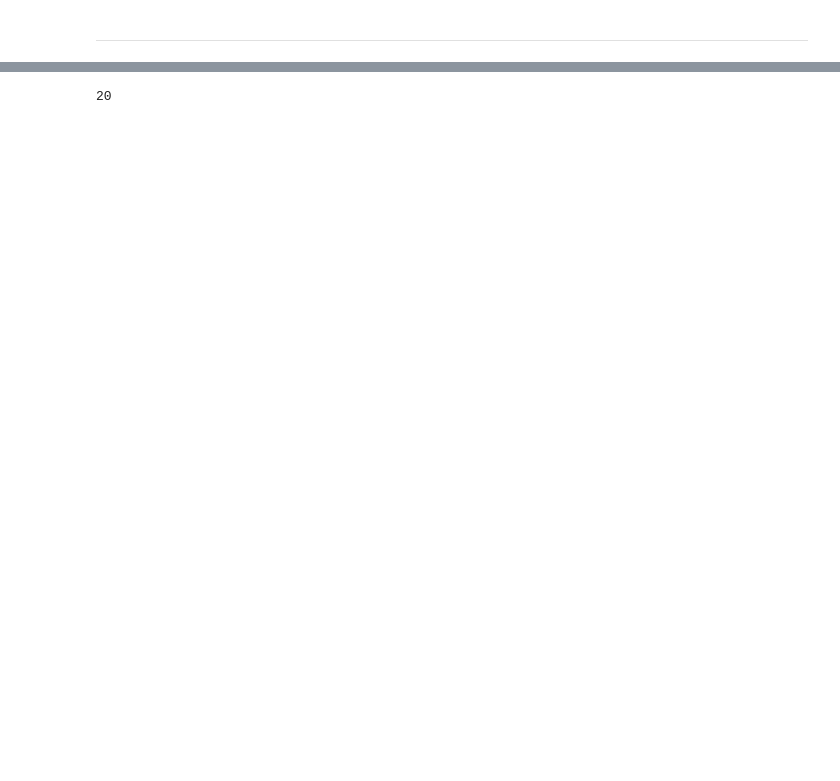
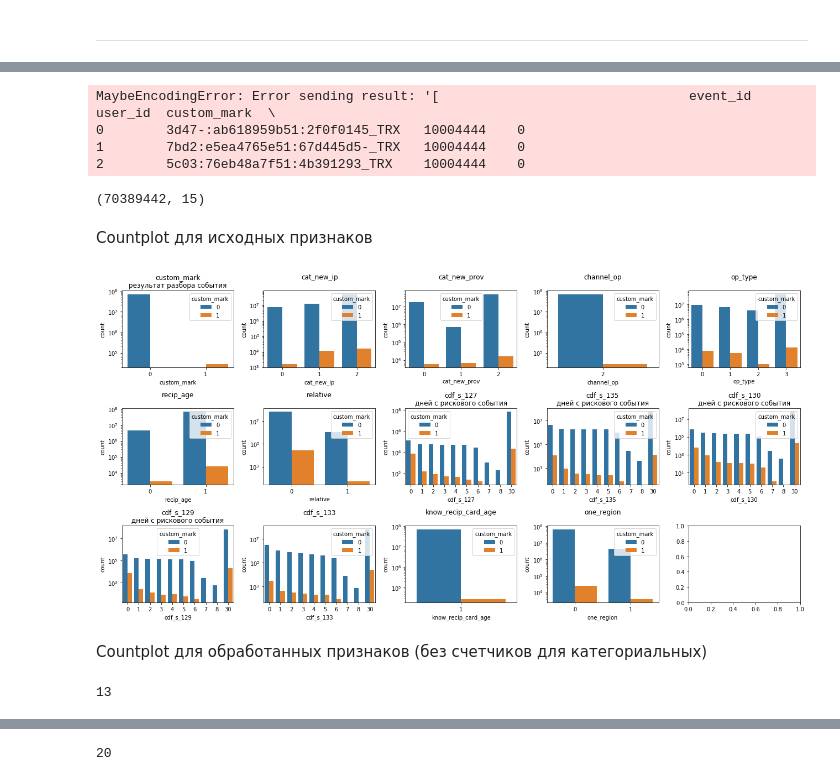
Before and after one commit to orlov-alexander/hse_nis, a Jupyter notebook: notebooks/exploration/andrey_data_visualization.ipynb, the cells around one changed output, grey strips where cells are left out. Drawn from its saved outputs; the diff is of its cells as text; code cells hidden in the pictures; blank space fills up the shorter version.

```diff
--- a/notebooks/exploration/andrey_data_visualization.ipynb
+++ b/notebooks/exploration/andrey_data_visualization.ipynb
@@ -161,0 +227,17 @@ def load_test(fname):
+# %%
+cat_feats = ['cat_new_ip', 'cat_new_prov', 'op_type', 'relative', 'cdf_s_127', 'cdf_s_135',
+             'cdf_s_130', 'cdf_s_129', 'cdf_s_134', 'cdf_s_133', 'know_recip_card_age', 'one_region']
+num_feats = ['amount', 'client_age', 'age_diff', 'cumulative_sum_total', 'cumulative_sum_total', 'data_i_120',
+             'know_recip_power', 'data_i_120', 'recip_card_age', 'krp_pow2', 'log_amount']
+cols = cat_feats + num_feats + ['label']
+def load_train(fname):
+    chunk = pd.read_feather(fname)
+    data = transform_cols(chunk)
+    data = calc_base_features(data)
+    data.custom_mark = data.custom_mark.apply(cust_mark_to_class)
+    data = data[data.custom_mark != -1]
+    return data.copy()
+
+def load_test(fname):
+    chunk = pd.read_feather(fname)
+    return chunk[few_unique].copy()
@@ -162,4 +261,15 @@ def load_test(fname):
 # %%
 %%time
-with multiprocessing.Pool(processes=5) as pool:
-    train_chunks = pool.map(load_train, train_files)
+with multiprocessing.Pool(processes=3) as pool:
+    train_chunks = pool.map(load_train, tqdm(train_files))
+# %% [output]
+MaybeEncodingError: Error sending result: '[                                event_id     user_id  custom_mark  \
+0        3d47-:ab618959b51:2f0f0145_TRX   10004444    0
+1        7bd2:e5ea4765e51:67d445d5-_TRX   10004444    0
+2        5c03:76eb48a7f51:4b391293_TRX    10004444    0
+# %%
+data = pd.concat(train_chunks, axis=0)
+# %%
+data.shape
+# %% [output]
+(70389442, 15)
@@ -165,0 +278,22 @@ with multiprocessing.Pool(processes=5) as pool:
+# %% [markdown]
+Countplot для исходных признаков
+# %%
+few_unique_overall = [c for c in data_tra.columns.values if len(data[c].unique()) <= 10]
+# %%
+fig, axes = plt.subplots(3, 5, figsize=(18, 9))
+#i = 0
+for i, feature in enumerate(few_unique_overall):
+    ax = axes[i // 5, i % 5]
+    sns.countplot(x=feature, data=data, hue="custom_mark", ax=ax)
+    ax.set_title(feature + '\n' + feature_descr.get(feature, ''))
+    ax.set_yscale('log')
+fig.tight_layout()
+# %% [output]
+[figure, added]
+# %% [markdown]
+Countplot для обработанных признаков (без счетчиков для категориальных)
+# %%
+few_unique_overall = [c for c in data_train.columns.values if len(data_train[c].unique()) <= 10]
+len(few_unique_overall)
+# %% [output]
+13
```
Also changed, not shown: parts of 228 cells of this notebook, 13 other files.
